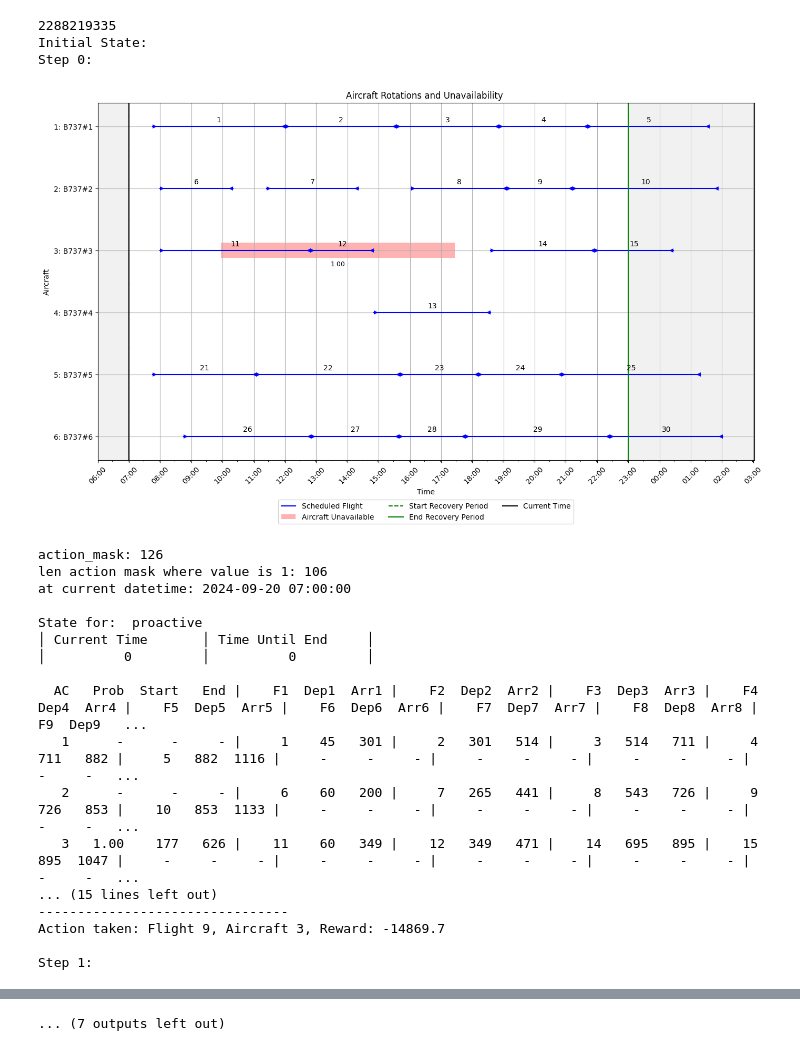
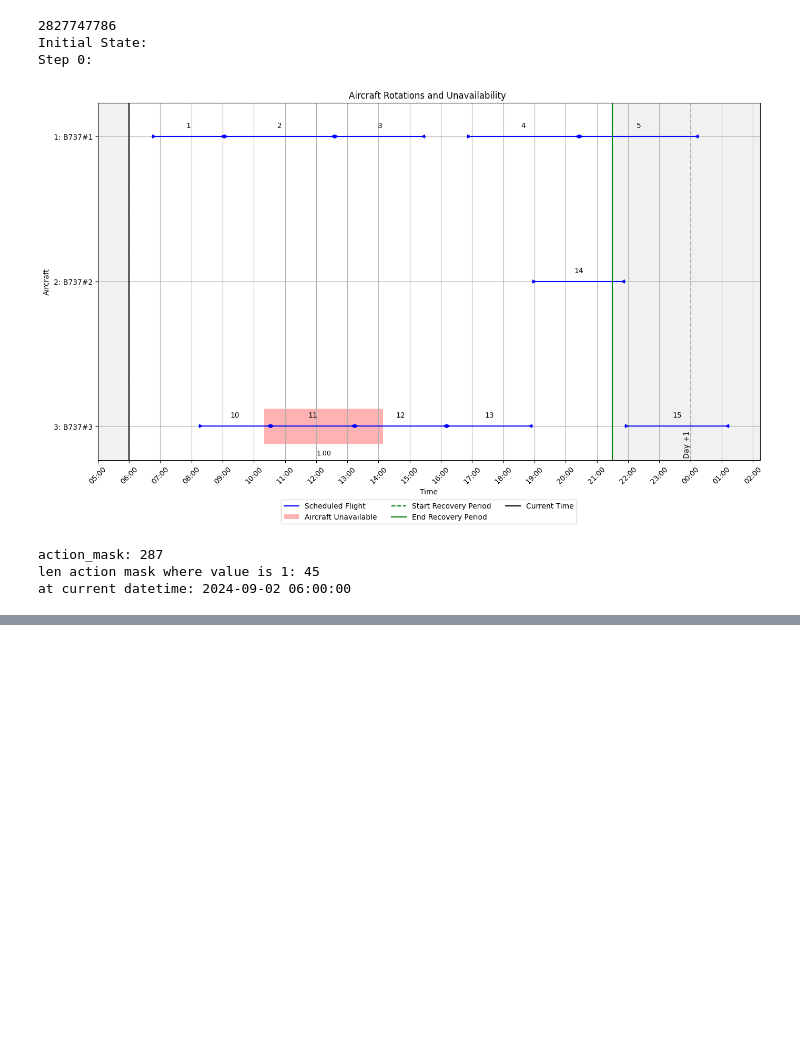
Before and after one commit to elisabethoost/msc-thesis-drl-adm, a Jupyter notebook: notebooks/inference_random.ipynb, the cells around one changed output, grey strips where cells are left out. Cells and saved outputs as stored; diff of their text form; code cells hidden in the pictures; blank space fills up the shorter version.

```diff
--- a/notebooks/inference_random.ipynb
+++ b/notebooks/inference_random.ipynb
@@ -141,50 +141,36 @@ def run_random_agent(scenario_folder):
 
         # Accumulate the reward
         total_reward += reward
 
         # Print action taken and reward
         action = env.map_index_to_action(action_index)
         print(f"Action taken: Flight {action[0]}, Aircraft {action[1]}, Reward: {reward}")
         print("")
 
         step_num += 1
 
     # Final plot after the simulation ends
     state_plotter.plot_state(
         updated_flights_dict, swapped_flights, environment_delayed_flights, cancelled_flights, current_datetime+timedelta(hours=TIMESTEP_HOURS)
     )
 
     print(f"Total Reward: {total_reward}")
 
 env_type = "proactive"
 
-SCENARIO_FOLDER = "../data/Training/6ac-1-deterministic/Scenario_00001"
+SCENARIO_FOLDER = "../data/Training/6ac-100-superdiverse/Scenario_00001"
 
 # Verify folder exists
 if not os.path.exists(SCENARIO_FOLDER):
     raise FileNotFoundError(f"Scenario folder not found: {SCENARIO_FOLDER}")
 
 # Run the random agent
 run_random_agent(SCENARIO_FOLDER)
 # %% [output]
-2288219335
+2827747786
 Initial State:
 Step 0:
-[figure, old version]
+[figure, new version]
-action_mask: 126
-len action mask where value is 1: 106
-at current datetime: 2024-09-20 07:00:00
-
-State for:  proactive
-│ Current Time       │ Time Until End     │
-│          0         │          0         │
-
-  AC   Prob  Start   End |    F1  Dep1  Arr1 |    F2  Dep2  Arr2 |    F3  Dep3  Arr3 |    F4  Dep4  Arr4 |    F5  Dep5  Arr5 |    F6  Dep6  Arr6 |    F7  Dep7  Arr7 |    F8  Dep8  Arr8 |    F9  Dep9   ...
-   1      -      -     - |     1    45   301 |     2   301   514 |     3   514   711 |     4   711   882 |     5   882  1116 |     -     -     - |     -     -     - |     -     -     - |     -     -   ...
-   2      -      -     - |     6    60   200 |     7   265   441 |     8   543   726 |     9   726   853 |    10   853  1133 |     -     -     - |     -     -     - |     -     -     - |     -     -   ...
-   3   1.00    177   626 |    11    60   349 |    12   349   471 |    14   695   895 |    15   895  1047 |     -     -     - |     -     -     - |     -     -     - |     -     -     - |     -     -   ...
-... (15 lines left out)
---------------------------------
-Action taken: Flight 9, Aircraft 3, Reward: -14869.7
-
-Step 1:
+action_mask: 287
+len action mask where value is 1: 45
+at current datetime: 2024-09-02 06:00:00
@@ -264 +177,0 @@ Step 5:
-... (7 outputs left out)
```
Also changed, not shown: parts of 1 cell of this notebook, 59 other files.
